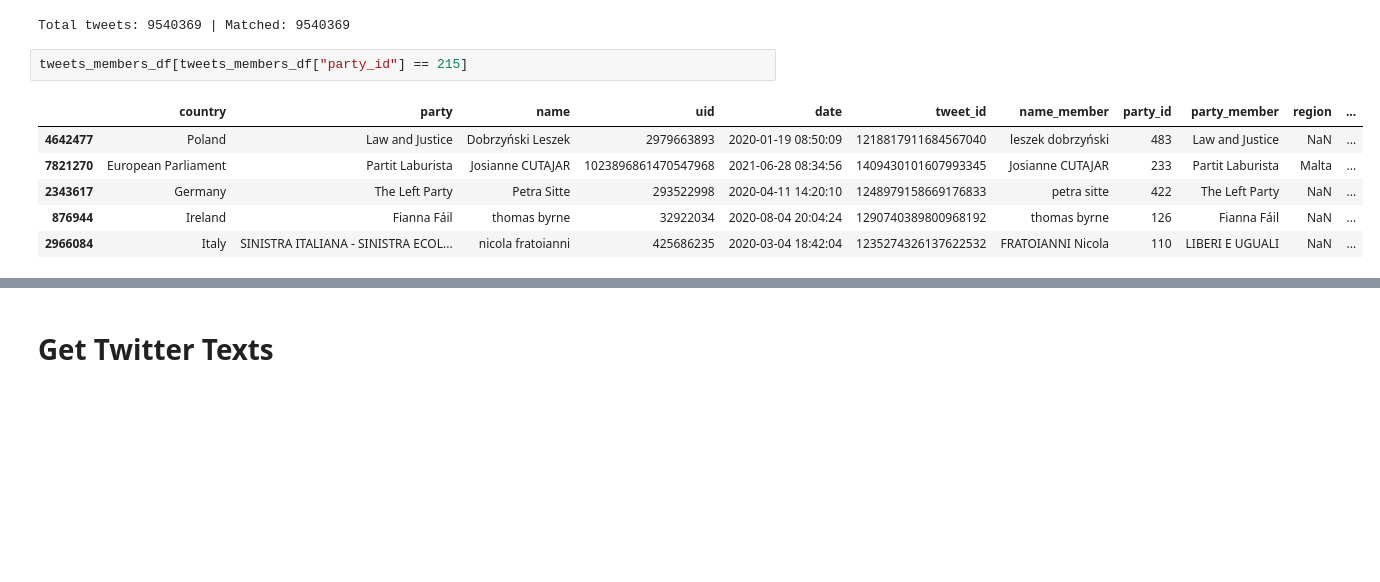
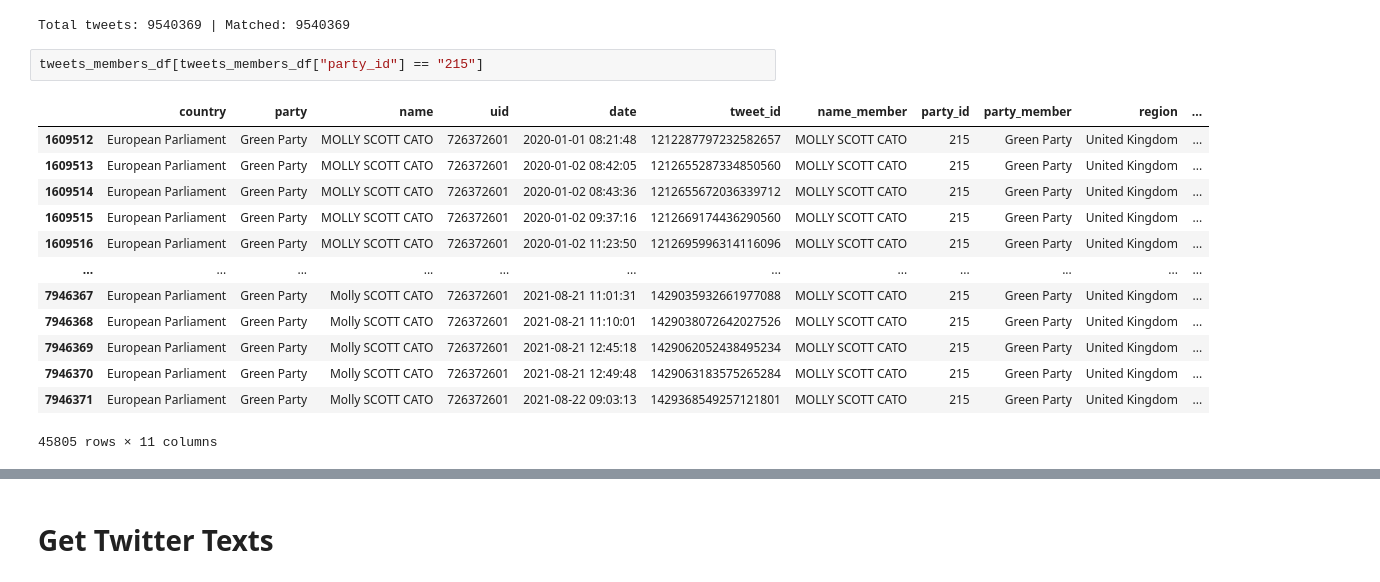
Before and after one commit to Jamo197/political-bias-detection, a Jupyter notebook: src/twitter.ipynb, the cells around one changed output, grey strips where cells are left out. Saved outputs shown, nothing was run; the diff lists cells and outputs as text; blank space fills up the shorter version.

```diff
--- a/src/twitter.ipynb
+++ b/src/twitter.ipynb
@@ -286,12 +286,19 @@ final_df.to_csv(TWITTER_PATH + "/merged_tweets_members_parties.csv", index=False
 # %% [output]
 Total tweets: 9540369 | Matched: 9540369
 # %%
-tweets_members_df[tweets_members_df["party_id"] == 215]
+tweets_members_df[tweets_members_df["party_id"] == "215"]
 # %% [output]
 |  | country | party | name | uid | date | tweet_id | name_member | party_id | party_member | region | ... |
-| 4642477 | Poland | Law and Justice | Dobrzyński Leszek | 2979663893 | 2020-01-19 08:50:09 | 1218817911684567040 | leszek dobrzyński | 483 | Law and Justice | NaN | ... |
-| 7821270 | European Parliament | Partit Laburista | Josianne CUTAJAR | 1023896861470547968 | 2021-06-28 08:34:56 | 1409430101607993345 | Josianne CUTAJAR | 233 | Partit Laburista | Malta | ... |
-| 2343617 | Germany | The Left Party | Petra Sitte | 293522998 | 2020-04-11 14:20:10 | 1248979158669176833 | petra sitte | 422 | The Left Party | NaN | ... |
-| 876944 | Ireland | Fianna Fáil | thomas byrne | 32922034 | 2020-08-04 20:04:24 | 1290740389800968192 | thomas byrne | 126 | Fianna Fáil | NaN | ... |
-| 2966084 | Italy | SINISTRA ITALIANA - SINISTRA ECOL... | nicola fratoianni | 425686235 | 2020-03-04 18:42:04 | 1235274326137622532 | FRATOIANNI Nicola | 110 | LIBERI E UGUALI | NaN | ... |
+| 1609512 | European Parliament | Green Party | MOLLY SCOTT CATO | 726372601 | 2020-01-01 08:21:48 | 1212287797232582657 | MOLLY SCOTT CATO | 215 | Green Party | United Kingdom | ... |
+| 1609513 | European Parliament | Green Party | MOLLY SCOTT CATO | 726372601 | 2020-01-02 08:42:05 | 1212655287334850560 | MOLLY SCOTT CATO | 215 | Green Party | United Kingdom | ... |
+| 1609514 | European Parliament | Green Party | MOLLY SCOTT CATO | 726372601 | 2020-01-02 08:43:36 | 1212655672036339712 | MOLLY SCOTT CATO | 215 | Green Party | United Kingdom | ... |
+| 1609515 | European Parliament | Green Party | MOLLY SCOTT CATO | 726372601 | 2020-01-02 09:37:16 | 1212669174436290560 | MOLLY SCOTT CATO | 215 | Green Party | United Kingdom | ... |
+| 1609516 | European Parliament | Green Party | MOLLY SCOTT CATO | 726372601 | 2020-01-02 11:23:50 | 1212695996314116096 | MOLLY SCOTT CATO | 215 | Green Party | United Kingdom | ... |
+| ... | ... | ... | ... | ... | ... | ... | ... | ... | ... | ... | ... |
+| 7946367 | European Parliament | Green Party | Molly SCOTT CATO | 726372601 | 2021-08-21 11:01:31 | 1429035932661977088 | MOLLY SCOTT CATO | 215 | Green Party | United Kingdom | ... |
+| 7946368 | European Parliament | Green Party | Molly SCOTT CATO | 726372601 | 2021-08-21 11:10:01 | 1429038072642027526 | MOLLY SCOTT CATO | 215 | Green Party | United Kingdom | ... |
+| 7946369 | European Parliament | Green Party | Molly SCOTT CATO | 726372601 | 2021-08-21 12:45:18 | 1429062052438495234 | MOLLY SCOTT CATO | 215 | Green Party | United Kingdom | ... |
+| 7946370 | European Parliament | Green Party | Molly SCOTT CATO | 726372601 | 2021-08-21 12:49:48 | 1429063183575265284 | MOLLY SCOTT CATO | 215 | Green Party | United Kingdom | ... |
+| 7946371 | European Parliament | Green Party | Molly SCOTT CATO | 726372601 | 2021-08-22 09:03:13 | 1429368549257121801 | MOLLY SCOTT CATO | 215 | Green Party | United Kingdom | ... |
+45805 rows × 11 columns
 # %%
```
Also changed, not shown: parts of 13 cells of this notebook, 1 other file.
